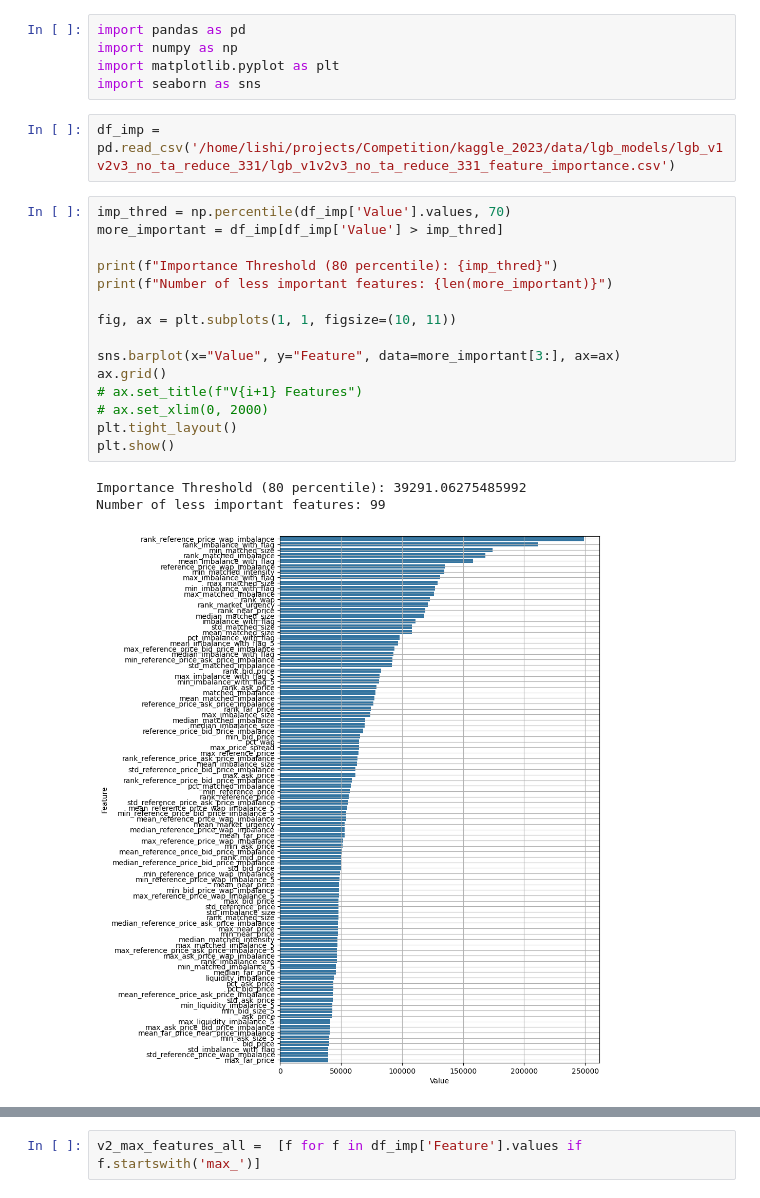
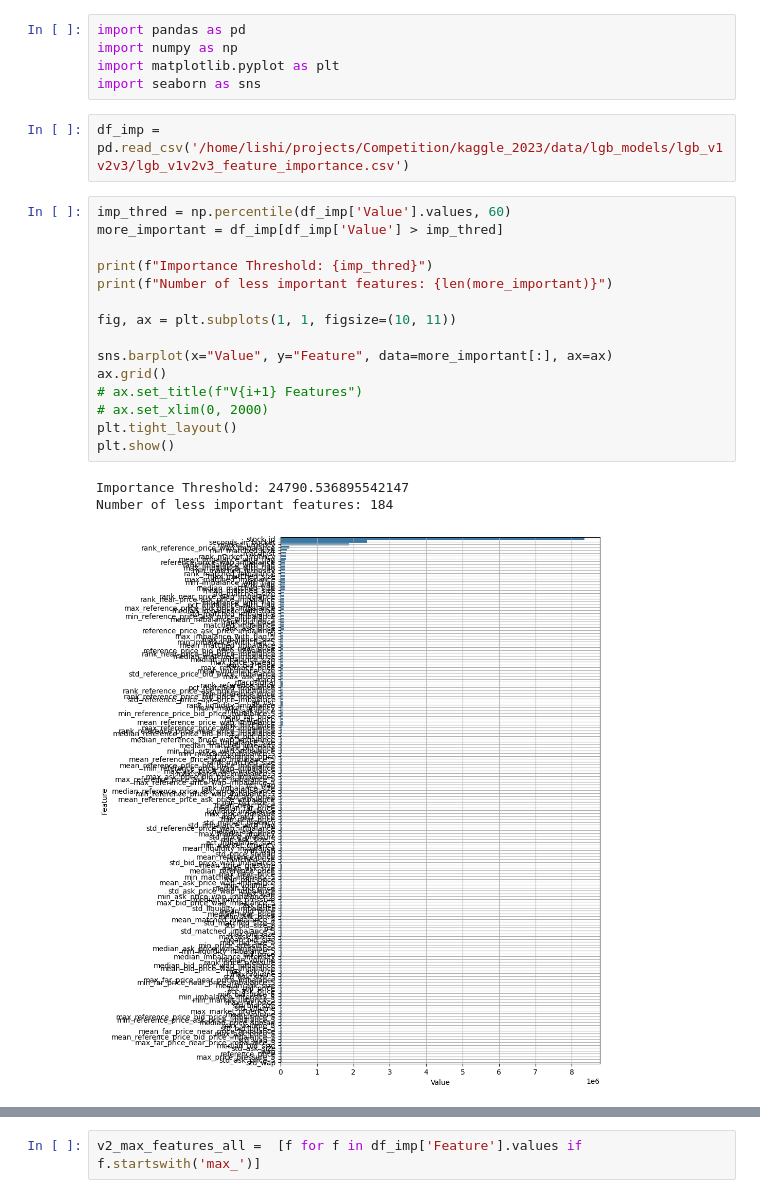
Before and after one commit to slidot41/kaggle_2023, a Jupyter notebook: notebooks/analyze_feature_reduction.ipynb, the cells around one changed output, grey strips where cells are left out. Saved outputs shown, nothing was run; the diff lists cells and outputs as text.

```diff
--- a/notebooks/analyze_feature_reduction.ipynb
+++ b/notebooks/analyze_feature_reduction.ipynb
@@ -4,26 +4,26 @@ import numpy as np
 import matplotlib.pyplot as plt
 import seaborn as sns
 # %%
-df_imp = pd.read_csv('/home/lishi/projects/Competition/kaggle_2023/data/lgb_models/lgb_v1v2v3_no_ta_reduce_331/lgb_v1v2v3_no_ta_reduce_331_feature_importance.csv')
+df_imp = pd.read_csv('/home/lishi/projects/Competition/kaggle_2023/data/lgb_models/lgb_v1v2v3/lgb_v1v2v3_feature_importance.csv')
 # %%
-imp_thred = np.percentile(df_imp['Value'].values, 70)
+imp_thred = np.percentile(df_imp['Value'].values, 60)
 more_important = df_imp[df_imp['Value'] > imp_thred]
 
-print(f"Importance Threshold (80 percentile): {imp_thred}")
+print(f"Importance Threshold: {imp_thred}")
 print(f"Number of less important features: {len(more_important)}")
 
 fig, ax = plt.subplots(1, 1, figsize=(10, 11))
 
-sns.barplot(x="Value", y="Feature", data=more_important[3:], ax=ax)
+sns.barplot(x="Value", y="Feature", data=more_important[:], ax=ax)
 ax.grid()
 # ax.set_title(f"V{i+1} Features")
 # ax.set_xlim(0, 2000)
 plt.tight_layout()
 plt.show()
 # %% [output]
-Importance Threshold (80 percentile): 39291.06275485992
-Number of less important features: 99
+Importance Threshold: 24790.536895542147
+Number of less important features: 184
-[figure, old version]
+[figure, new version]
 # %%
 ['_'.join(x.split("_")[1:]) for x in
  more_important[
```
Also changed, not shown: parts of 6 cells of this notebook, 3 other files.
